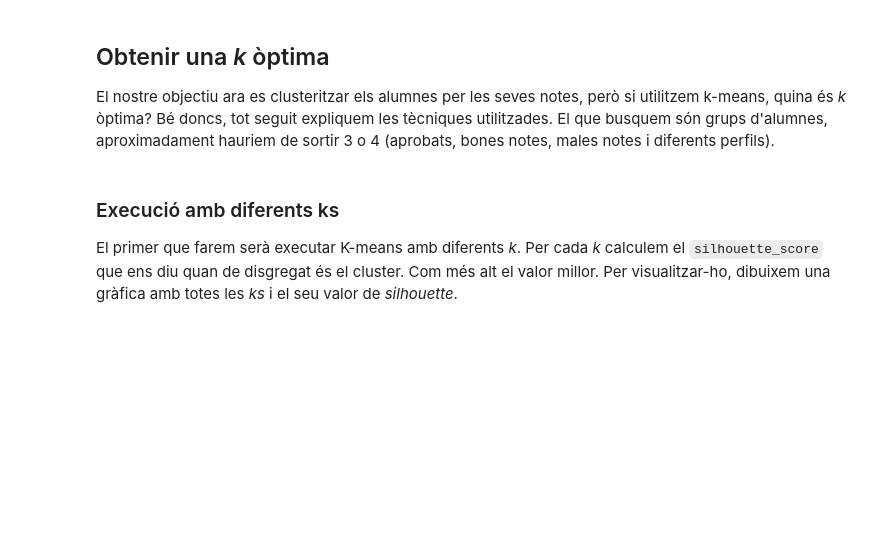
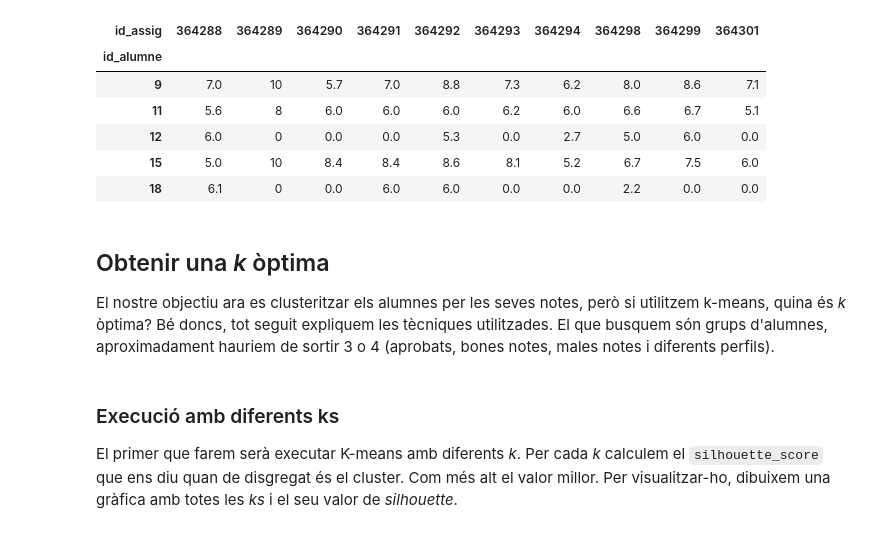
Before and after one commit to pid-ub/pid-UB, a Jupyter notebook: questions/questions-xavi/Question1-clustering.ipynb, the cells around one changed output. Drawn from its saved outputs; the diff is of its cells as text; code cells hidden in the pictures; blank space fills up the shorter version.

```diff
--- a/questions/questions-xavi/Question1-clustering.ipynb
+++ b/questions/questions-xavi/Question1-clustering.ipynb
@@ -183,33 +183,43 @@ s1_mates_lbl = ['ADIP', 'ELPR', 'IACD', 'LIRM', 'MAVE', 'ALLI', 'ARIT', 'FISI',
 s2_mates = [360144, 360148, 360151, 360150, 360146, 360145, 360152, 360161, 360153, 360155]
 s2_mates_lbl = ['CDDV', 'ESAL', 'GELI', 'GRAF', 'MNU1', 'CIDV', 'GEPR', 'HIMA', 'MMSD', 'TOPO']
 
 # Tercer del grau de Matemàtiques
 # ANÀLISI MATEMÀTICA                              -> 360158
 # EQUACIONS ALGEBRAIQUES                          -> 360149
 # GEOMETRIA DIFERENCIAL DE CORBES I SUPERFÍCIES   -> 360156
 # MÈTODES NUMÈRICS II                             -> 360147
 # PROBABILITATS                                   -> 360162
 # ANÀLISI COMPLEXA                                -> 360159
 # EQUACIONS DIFERENCIALS                          -> 360154
 # ESTADÍSTICA                                     -> 360163
 # MODELITZACIÓ                                    -> 360160
 # TOPOLOGIA I GEOMETRIA GLOBAL DE SUPERFÍCIES     -> 360157
 
 
 
 s3_mates = [360158, 360149, 360156, 360147, 360162, 360159, 360154, 360163, 360160, 360157]
 s3_mates_lbl = ['ANMA', 'EQAL', 'GDCS', 'MNU2', 'PROB', 'ANCO', 'EQDI', 'ESTA', 'MODE', 'TGGS']
 
 
 primer_info_qual = table_students(df_info, s1_info)
+display(primer_info_qual.head())
+
 segon_info_qual = table_students(df_info, s2_info)
 primer_info_qual.columns = s1_info_lbl
 segon_info_qual.columns = s2_info_lbl
 
 primer_mates_qual = table_students(df_mates, s1_mates)
 segon_mates_qual = table_students(df_mates, s2_mates)
 primer_mates_qual.columns = s1_mates_lbl
 segon_mates_qual.columns = s2_mates_lbl
+# %% [output]
+| id_assig | 364288 | 364289 | 364290 | 364291 | 364292 | 364293 | 364294 | 364298 | 364299 | 364301 |
+| id_alumne |  |  |  |  |  |  |  |  |  |  |
+| 9 | 7.0 | 10 | 5.7 | 7.0 | 8.8 | 7.3 | 6.2 | 8.0 | 8.6 | 7.1 |
+| 11 | 5.6 | 8 | 6.0 | 6.0 | 6.0 | 6.2 | 6.0 | 6.6 | 6.7 | 5.1 |
+| 12 | 6.0 | 0 | 0.0 | 0.0 | 5.3 | 0.0 | 2.7 | 5.0 | 6.0 | 0.0 |
+| 15 | 5.0 | 10 | 8.4 | 8.4 | 8.6 | 8.1 | 5.2 | 6.7 | 7.5 | 6.0 |
+| 18 | 6.1 | 0 | 0.0 | 6.0 | 6.0 | 0.0 | 0.0 | 2.2 | 0.0 | 0.0 |
 # %%
 df = select_rows_by_columns(df_info, primer_info_qual.index, 'id_alumne')
 via_0 = df[df['id_via_acces'] ==  0].reset_index(drop=True) # Batxillerat/COU amb PAU
```
Also changed, not shown: parts of 5 cells of this notebook, 1 other file.
